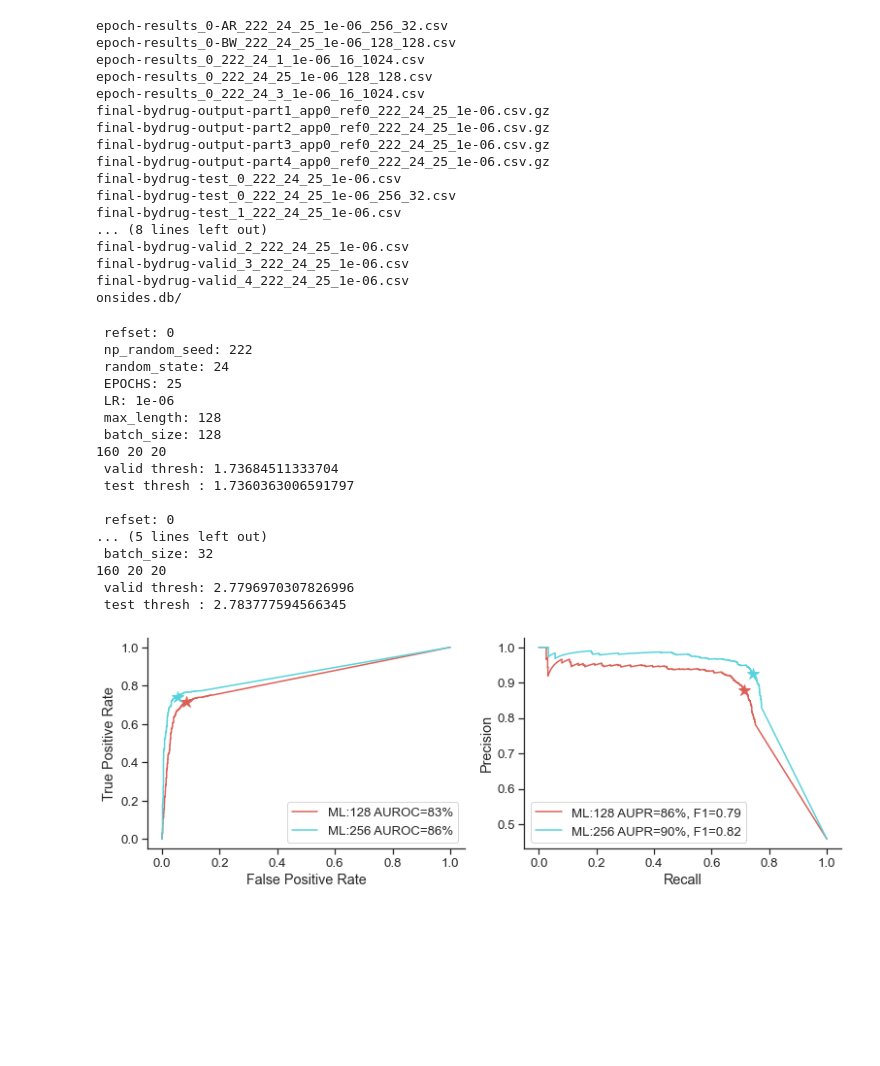
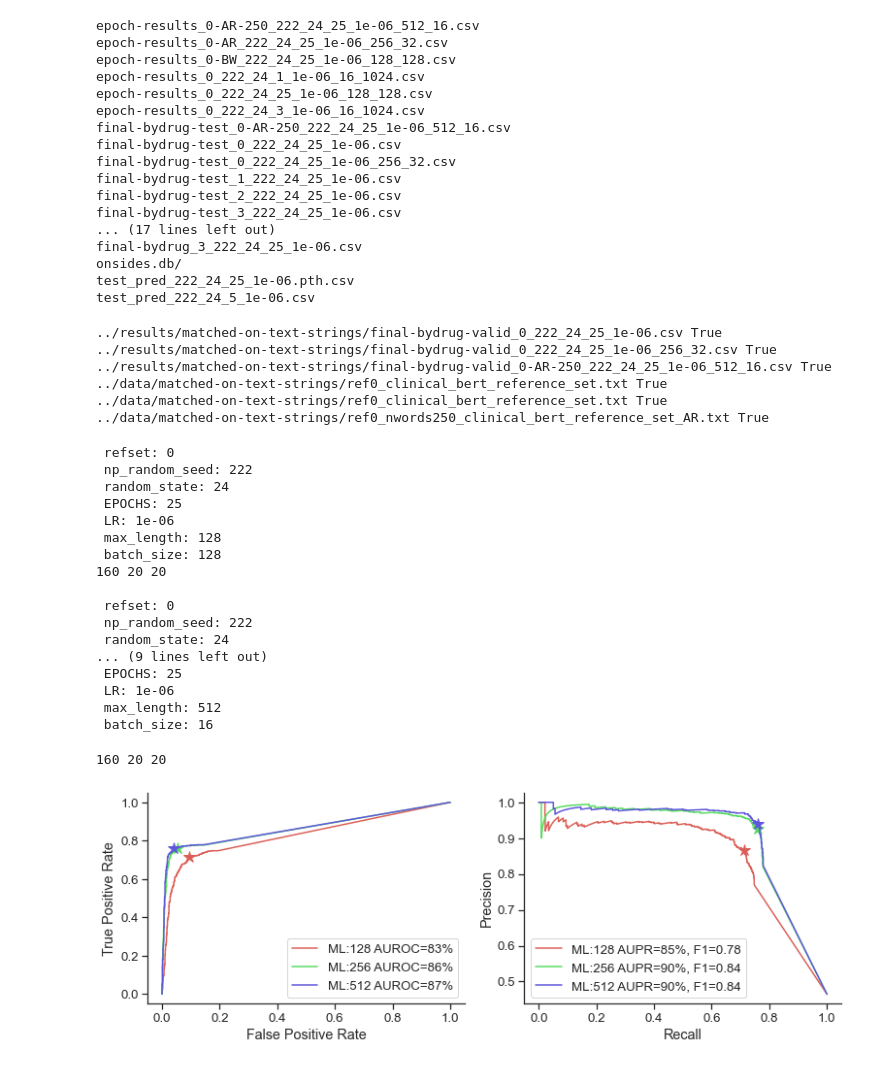
Before and after one commit to tatonetti-lab/onsides, a Jupyter notebook: notebooks/Compare MAX_LENGTH parameter.ipynb, the cells around one changed output. Cells and saved outputs as stored; diff of their text form; code cells hidden in the pictures; blank space fills up the shorter version.

Commit message:
updates to figures and notebooks

```diff
--- a/notebooks/Compare MAX_LENGTH parameter.ipynb
+++ b/notebooks/Compare MAX_LENGTH parameter.ipynb
@@ -16,22 +16,22 @@ pd.options.mode.chained_assignment = None  # default='warn'
 
 %matplotlib inline
 # %%
-ls ../results
+ls ../results/matched-on-text-strings/
 # %% [output]
+epoch-results_0-AR-250_222_24_25_1e-06_512_16.csv
 epoch-results_0-AR_222_24_25_1e-06_256_32.csv
 epoch-results_0-BW_222_24_25_1e-06_128_128.csv
 epoch-results_0_222_24_1_1e-06_16_1024.csv
 epoch-results_0_222_24_25_1e-06_128_128.csv
 epoch-results_0_222_24_3_1e-06_16_1024.csv
-final-bydrug-output-part1_app0_ref0_222_24_25_1e-06.csv.gz
-final-bydrug-output-part2_app0_ref0_222_24_25_1e-06.csv.gz
-final-bydrug-output-part3_app0_ref0_222_24_25_1e-06.csv.gz
-final-bydrug-output-part4_app0_ref0_222_24_25_1e-06.csv.gz
+final-bydrug-test_0-AR-250_222_24_25_1e-06_512_16.csv
 final-bydrug-test_0_222_24_25_1e-06.csv
 final-bydrug-test_0_222_24_25_1e-06_256_32.csv
 final-bydrug-test_1_222_24_25_1e-06.csv
-... (8 lines left out)
-final-bydrug-valid_2_222_24_25_1e-06.csv
-final-bydrug-valid_3_222_24_25_1e-06.csv
-final-bydrug-valid_4_222_24_25_1e-06.csv
+final-bydrug-test_2_222_24_25_1e-06.csv
+final-bydrug-test_3_222_24_25_1e-06.csv
+... (17 lines left out)
+final-bydrug_3_222_24_25_1e-06.csv
 onsides.db/
+test_pred_222_24_25_1e-06.pth.csv
+test_pred_222_24_5_1e-06.csv
@@ -43,3 +38,31 @@ results_files = [f'../results/final-bydrug-{split}_0_222_24_25_1e-06.csv',
+# %%
+split = 'valid'
+results_files = [
+#     f'../results/final-bydrug-{split}_0-AR-30_222_24_25_1e-06_64_256.csv', # not a fair comparison, i improved how the refernece set was made
+    f'../results/matched-on-text-strings/final-bydrug-{split}_0_222_24_25_1e-06.csv',
+    f'../results/matched-on-text-strings/final-bydrug-{split}_0_222_24_25_1e-06_256_32.csv',
+    f'../results/matched-on-text-strings/final-bydrug-{split}_0-AR-250_222_24_25_1e-06_512_16.csv',
+                ]
+
+for f in results_files:
+    print(f, os.path.exists(f))
+
+ref_files = [
+#     f'../data/ref0_nwords30_clinical_bert_reference_set_AR.txt',  # not a fair comparison, i improved how the refernece set was made
+    f'../data/matched-on-text-strings/ref0_clinical_bert_reference_set.txt',
+    f'../data/matched-on-text-strings/ref0_clinical_bert_reference_set.txt',
+    f'../data/matched-on-text-strings/ref0_nwords250_clinical_bert_reference_set_AR.txt',
+]
+
+for f in ref_files:
+    print(f, os.path.exists(f))
+# %% [output]
+../results/matched-on-text-strings/final-bydrug-valid_0_222_24_25_1e-06.csv True
+../results/matched-on-text-strings/final-bydrug-valid_0_222_24_25_1e-06_256_32.csv True
+../results/matched-on-text-strings/final-bydrug-valid_0-AR-250_222_24_25_1e-06_512_16.csv True
+../data/matched-on-text-strings/ref0_clinical_bert_reference_set.txt True
+../data/matched-on-text-strings/ref0_clinical_bert_reference_set.txt True
+../data/matched-on-text-strings/ref0_nwords250_clinical_bert_reference_set_AR.txt True
 # %%
 labels = {'not_event': 0, 'is_event': 1}
 colors = sns.color_palette("hls", len(results_files))
@@ -55,7 +78,7 @@ for rpi, resultspath in enumerate(results_files):
 
     fnnoext = os.path.split(resultspath)[-1].split('.')[0]
 
-    refset = fnnoext.split('_')[1]
+    refset = fnnoext.split('_')[1].split('-')[0]
     np_random_seed = int(fnnoext.split('_')[2])
     random_state = int(fnnoext.split('_')[3])
     EPOCHS = int(fnnoext.split('_')[4])
@@ -76,7 +99,7 @@ for rpi, resultspath in enumerate(results_files):
     print(f" max_length: {max_length}")
     print(f" batch_size: {batch_size}")
 
-    datapath = f'../data/ref{refset}_clinical_bert_reference_set.txt'
+    datapath = ref_files[rpi]
     df = pd.read_csv(datapath)
 
     druglist = sorted(set(df['drug']))
@@ -198,38 +221,39 @@ for rpi, resultspath in enumerate(results_files):
         max_f1_tpr = tpr[np.argmin(np.abs(roc_thresholds-vthresh))]
         max_f1_fpr = fpr[np.argmin(np.abs(roc_thresholds-vthresh))]
 
     plt.plot(fpr, tpr, color=colors[rpi], label='ML:%s AUROC=%.0f%%' % (max_length, 100*roc_auc_score(grouped_y, df_touse_grouped['Pred1'])))
     plt.plot([max_f1_fpr], [max_f1_tpr], '*', color=colors[rpi], markersize=12)
 
     plt.legend()
     if first:
         plt.ylabel('True Positive Rate')
         plt.xlabel('False Positive Rate')
         sns.despine()
 
     first = False
 
 # plt.subplot(1, 2, 2)
 # reflegend = 'Reference Sets\n' + '\n'.join([f"{i}: {s}" for i, s in refset_names.items()])
 # plt.text(1.1, 1.0, reflegend, fontsize=13, verticalalignment='top')
 plt.tight_layout()
 plt.savefig(f'../figures/{split}perf_groupedallse-compare-max-length_{np_random_seed}_{random_state}_{EPOCHS}_{LR}.pdf')
 # %% [output]
  refset: 0
  np_random_seed: 222
  random_state: 24
  EPOCHS: 25
  LR: 1e-06
  max_length: 128
  batch_size: 128
 160 20 20
- valid thresh: 1.73684511333704
- test thresh : 1.7360363006591797
 
  refset: 0
-... (5 lines left out)
- batch_size: 32
-160 20 20
- valid thresh: 2.7796970307826996
- test thresh : 2.783777594566345
+ np_random_seed: 222
+ random_state: 24
+... (9 lines left out)
+ EPOCHS: 25
+ LR: 1e-06
+ max_length: 512
+ batch_size: 16
+160 20 20
-[figure, old version]
+[figure, new version]
```
Also changed, not shown: parts of 1 cell of this notebook, 12 other files.
